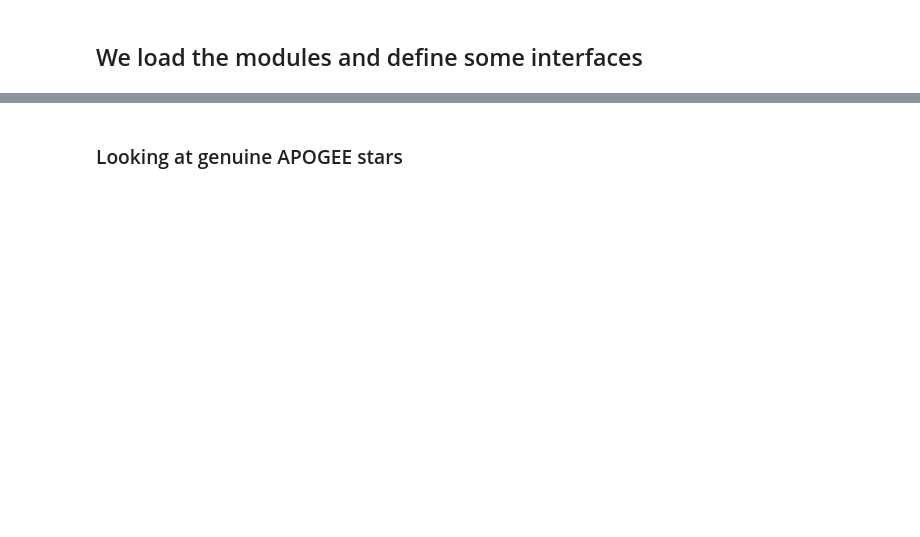
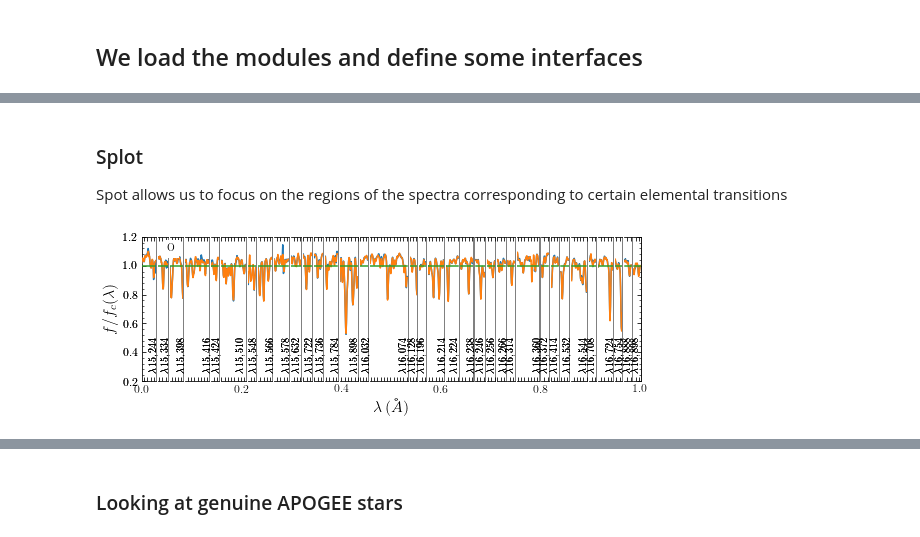
Before and after one commit to drd13/RSCA, a Jupyter notebook: apoNN/notebooks/01-Synthetic_exploration.ipynb, the cells around one changed output, grey strips where cells are left out. Saved outputs shown, nothing was run; the diff lists cells and outputs as text; code cells hidden in the pictures; blank space fills up the shorter version.

```diff
--- a/apoNN/notebooks/01-Synthetic_exploration.ipynb
+++ b/apoNN/notebooks/01-Synthetic_exploration.ipynb
@@ -237 +146,13 @@ plt.xlim(7300,8000)
+# %% [markdown]
+### Splot
+
+Spot allows us to focus on the regions of the spectra corresponding to certain elemental transitions
+# %%
+idx = 0
+elem = "O"
+splot.windows(load("x")[idx].numpy(),elem)
+splot.windows(load("x_pred")[idx].detach().cpu().numpy(),elem,overplot=True)
+splot.windows(load("mask")[idx].detach().cpu().numpy(),elem,overplot=True)
+# %% [output]
+[figure, added]
 # %%
```
Also changed, not shown: parts of 82 cells of this notebook, 8 other files.
